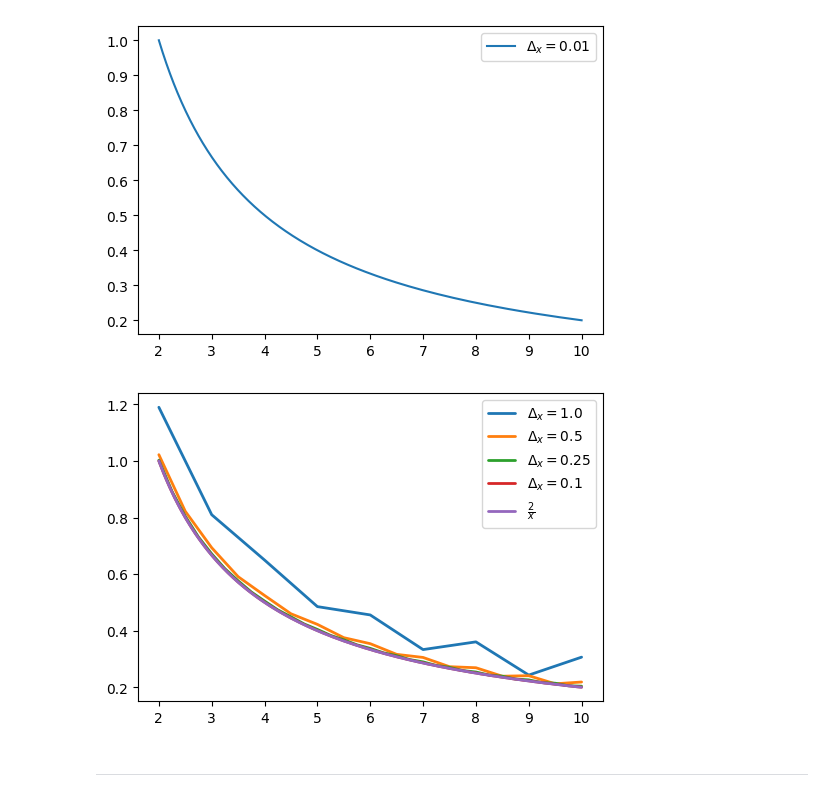
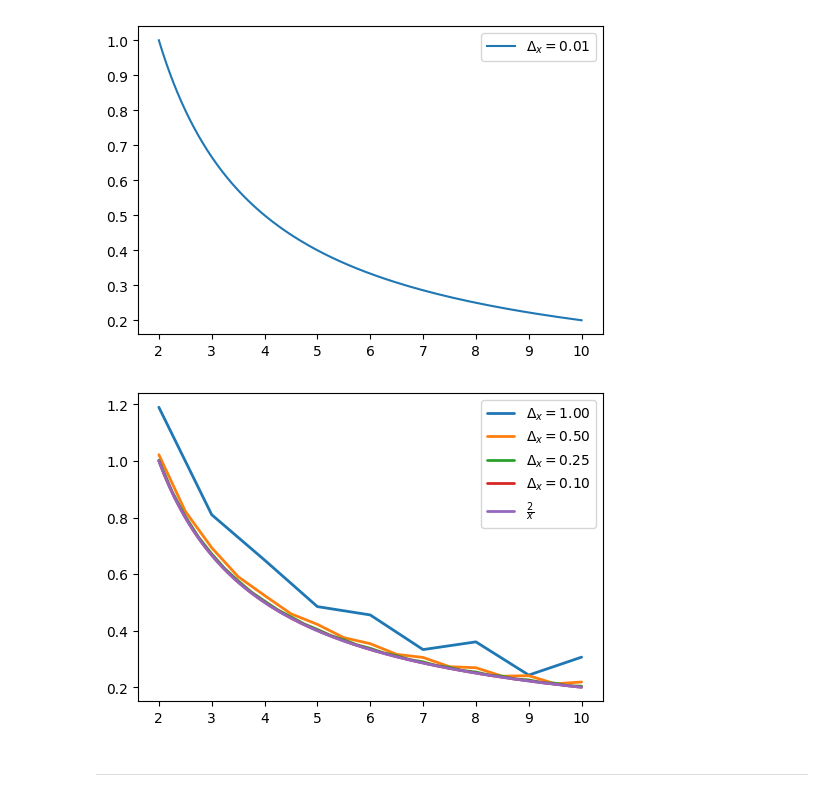
Before and after one commit to CczMind/Investment-Practice, a Jupyter notebook: NandS_TechniquesInFinance/4. Finite_difference_methods.ipynb, the cells around one changed output. Saved outputs shown, nothing was run; the diff lists cells and outputs as text; code cells hidden in the pictures.

```diff
--- a/NandS_TechniquesInFinance/4. Finite_difference_methods.ipynb
+++ b/NandS_TechniquesInFinance/4. Finite_difference_methods.ipynb
@@ -203,10 +199,10 @@ $$
 from scipy.sparse import diags
 from scipy.sparse.linalg import spsolve
 # %%
-def CENTERED_NUMERICAL():
-    x0, xN = 2.0, 10.0
-    N = 801
-
+def CENTERED_NUMERICAL(x0, xN, N, showplot = True):
+    """
+    x0, xN, N
+    """
     # 选择步长
     x = np.linspace(x0, xN, N)
     dx = x[1] - x[0]
@@ -229,48 +225,37 @@ def CENTERED_NUMERICAL():
     # fx = np.linalg.solve(A.toarray(), b)  # 计算复杂度 O(n^3)
     fx = spsolve(A.tocsr(), b)  # 计算复杂度 O(n) 到 O(n^2)
 
-    plt.figure(figsize = (6, 4))
-    sns.lineplot(x = x, y = fx, label = f"$\\Delta_x = ${dx:.2f}")
+    if showplot:
+        plt.figure(figsize = (6, 4))
+        sns.lineplot(x = x, y = fx, label = f"$\\Delta_x = ${dx:.2f}")
 
-CENTERED_NUMERICAL()
+    return x, fx
+
+x, fx = CENTERED_NUMERICAL(x0 = 2.0, xN = 10.0, N = 801)
 # %% [output]
 [figure]
 # %%
 def CENTERED_NUMERCAL_MULTIPLE_MESH():
     x0, xN = 2.0, 10.0
 
     plt.figure(figsize = (6, 4))
 
     step_sizes = [1.00, 0.50, 0.25, 0.10]
 
     for step_size in step_sizes:
 
         N = int((xN - x0) / step_size) + 1
-        x = np.linspace(x0, xN, N)
-        dx = x[1] - x[0]
+        x, fx = CENTERED_NUMERICAL(x0, xN, N, False)
 
-        upper_diag = x[:-1] / (2.0 * dx)
-        diag = np.ones_like(x)
-        lower_diag = -x[1:] / (2.0 * dx)
-
-        diagonals = [lower_diag, diag, upper_diag]
-        A = diags(diagonals, [-1, 0, 1])
-        b = np.zeros_like(x)
-
-        b[0] = x[0] / (2.0 * dx) * 2.0 / (x0 - dx)
-        b[-1] = -x[-1] / (2.0 * dx) * 2.0 / (xN + dx)
-
-        fx = spsolve(A, b)
-
-        sns.lineplot(x = x, y = fx, solid_capstyle = "round", linewidth = 2, label = f"$\\Delta_x = ${dx.round(2)}")
+        sns.lineplot(x = x, y = fx, solid_capstyle = "round", linewidth = 2, label = f"$\\Delta_x = ${step_size:.2f}")
 
     x_analytical = np.linspace(x0, xN, 1000)
     f_analytical = 2.0 / x_analytical
     sns.lineplot(x = x_analytical, y = f_analytical, solid_capstyle = "round", linewidth = 2, label = "$\\frac{2}{x}$")
 
 CENTERED_NUMERCAL_MULTIPLE_MESH()
 # %% [output]
-[figure, old version]
+[figure, new version]
 # %% [markdown]
 ---
 # %% [markdown]
```
Also changed, not shown: parts of 2 cells of this notebook.
